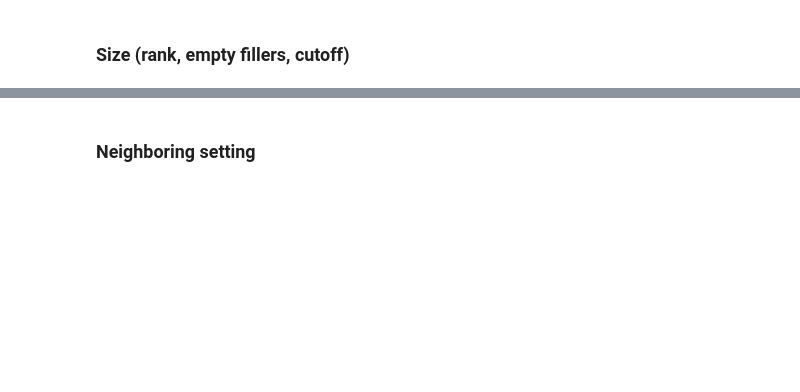
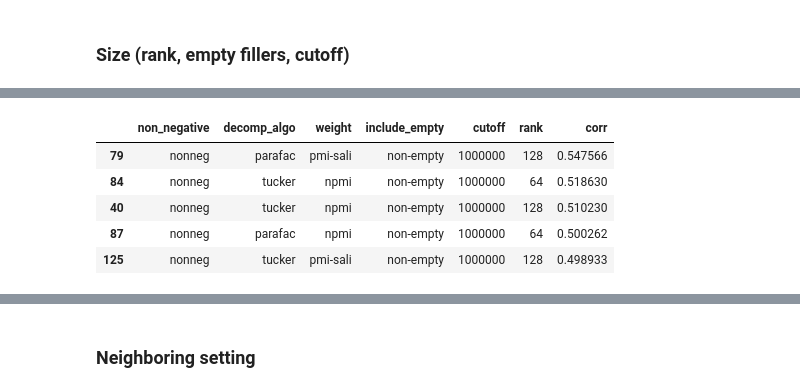
Before and after one commit to makrai/verb-tensor, a Jupyter notebook: eval.ipynb, the cells around one changed output, grey strips where cells are left out. Saved outputs shown, nothing was run; the diff lists cells and outputs as text; code cells hidden in the pictures; blank space fills up the shorter version.

```diff
--- a/eval.ipynb
+++ b/eval.ipynb
@@ -550,3 +559,12 @@ df[df['include_empty']=='non-empty'].head()
+# %%
+df[(df['include_empty']=='non-empty')&(df.non_negative=='nonneg')].head()
+# %% [output]
+|  | non_negative | decomp_algo | weight | include_empty | cutoff | rank | corr |
+| 79 | nonneg | parafac | pmi-sali | non-empty | 1000000 | 128 | 0.547566 |
+| 84 | nonneg | tucker | npmi | non-empty | 1000000 | 64 | 0.518630 |
+| 40 | nonneg | tucker | npmi | non-empty | 1000000 | 128 | 0.510230 |
+| 87 | nonneg | parafac | npmi | non-empty | 1000000 | 64 | 0.500262 |
+| 125 | nonneg | tucker | pmi-sali | non-empty | 1000000 | 128 | 0.498933 |
 # %%
 df[df['rank']>128].head()
 # %% [output]
```
Also changed, not shown: parts of 39 cells of this notebook, 2 other files.
